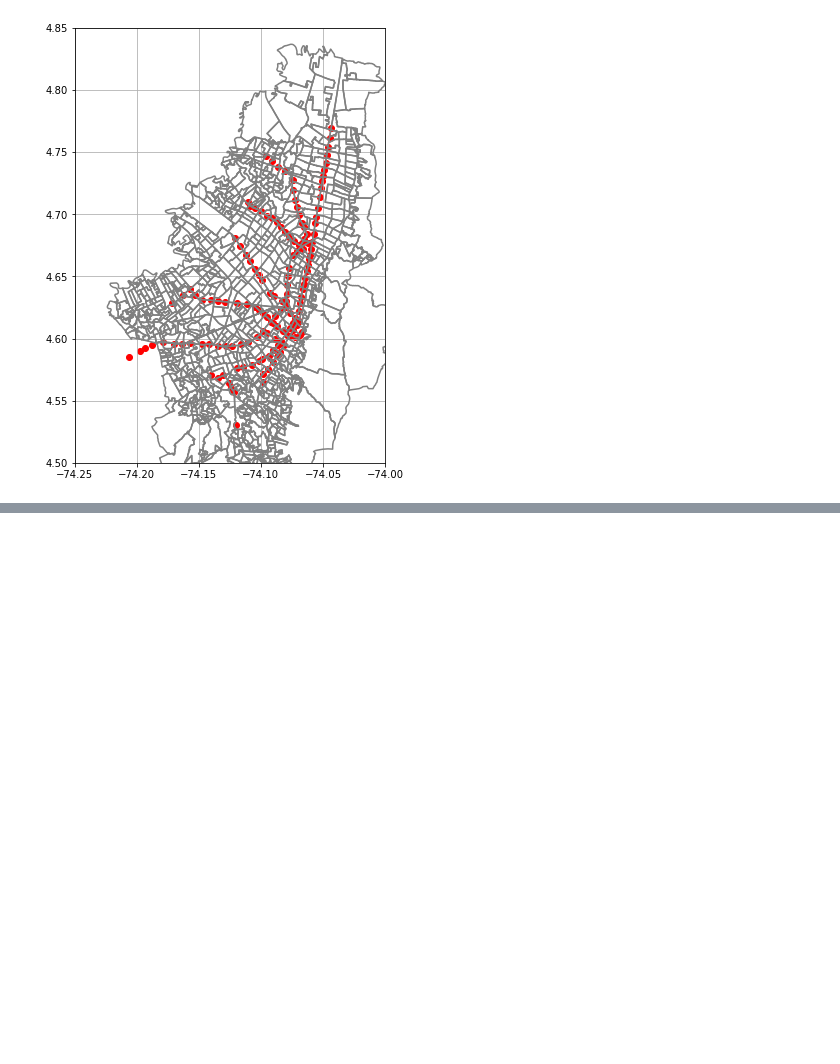
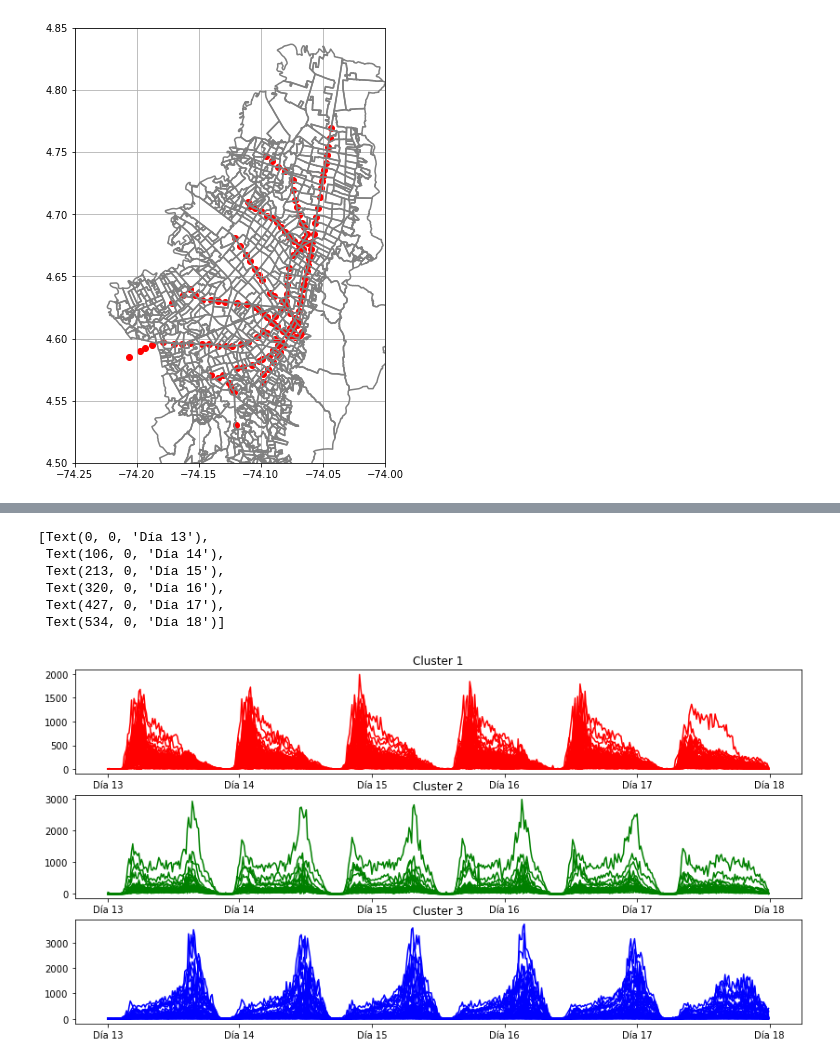
Before and after one commit to juanksRuiz/Transmilenio_DATA, a Jupyter notebook: Analisis de salidas estacion TM enero a abril 2020.ipynb, the cells around one changed output, grey strips where cells are left out. Saved outputs shown, nothing was run; the diff lists cells and outputs as text; code cells hidden in the pictures; blank space fills up the shorter version.

```diff
--- a/Analisis de salidas estacion TM enero a abril 2020.ipynb
+++ b/Analisis de salidas estacion TM enero a abril 2020.ipynb
@@ -785,0 +843,26 @@ plt.grid(True);
+# %%
+fig, ax = plt.subplots(3,1,figsize=(14,7))
+
+ax[0].plot(cluster_estaciones_1,color="r");
+ax[0].set_title("Cluster 1");
+ax[0].set_xticks(idx)
+ax[0].set_xticklabels(t_labels)
+
+ax[1].plot(cluster_estaciones_2,color="g");
+ax[1].set_title("Cluster 2");
+ax[1].set_xticks(idx)
+ax[1].set_xticklabels(t_labels)
+
+
+ax[2].plot(cluster_estaciones_3,color="b");
+ax[2].set_title("Cluster 3");
+ax[2].set_xticks(idx)
+ax[2].set_xticklabels(t_labels)
+# %% [output]
+[Text(0, 0, 'Día 13'),
+ Text(106, 0, 'Día 14'),
+ Text(213, 0, 'Día 15'),
+ Text(320, 0, 'Día 16'),
+ Text(427, 0, 'Día 17'),
+ Text(534, 0, 'Día 18')]
+[figure, added]
```
Also changed, not shown: parts of 21 cells of this notebook.
